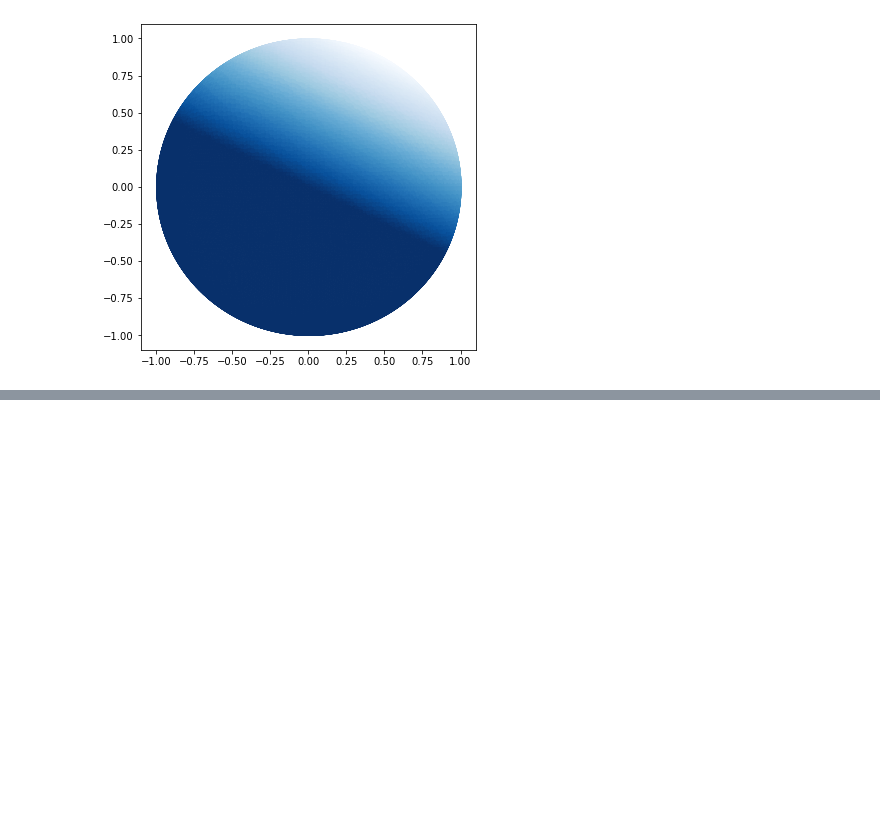
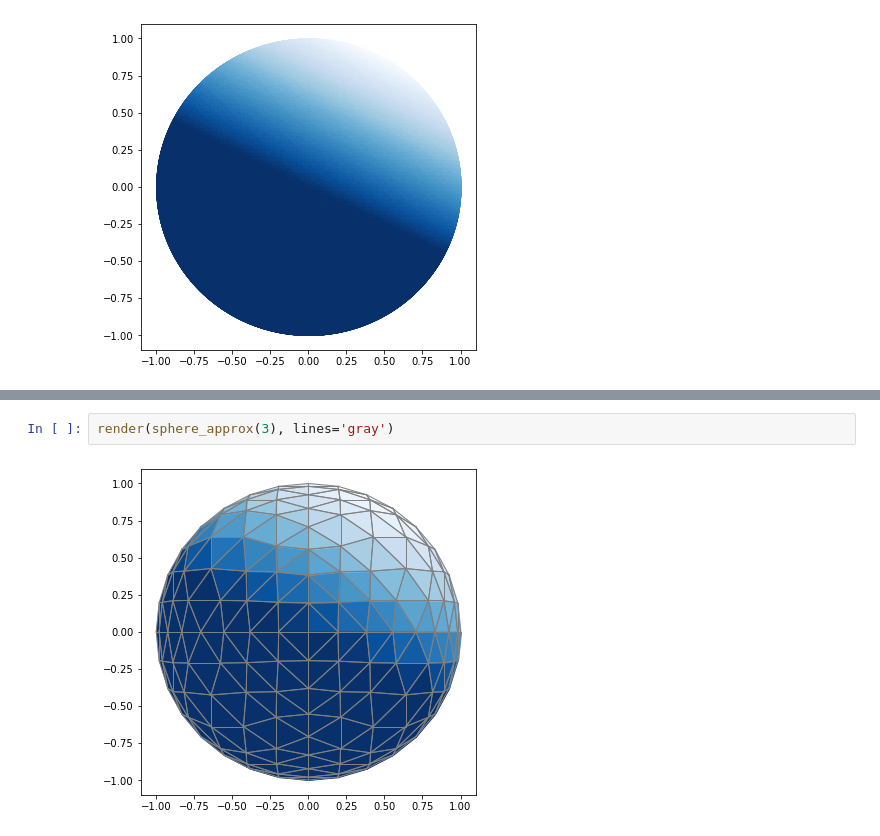
Before and after one commit to Lang-Shao/graduate_cource, a Jupyter notebook: Using_Python/Python_Books/2020Math_for_Programmers/Chapter 03/Ch03_mytest.ipynb, the cells around one changed output, grey strips where cells are left out. Drawn from its saved outputs; the diff is of its cells as text; blank space fills up the shorter version.

```diff
--- a/Using_Python/Python_Books/2020Math_for_Programmers/Chapter 03/Ch03_mytest.ipynb
+++ b/Using_Python/Python_Books/2020Math_for_Programmers/Chapter 03/Ch03_mytest.ipynb
@@ -416,0 +444,4 @@ render(sphere_approx(6), lines='gray')
+# %%
+render(sphere_approx(3), lines='gray')
+# %% [output]
+[figure, added]
```
Also changed, not shown: parts of 9 cells of this notebook.
